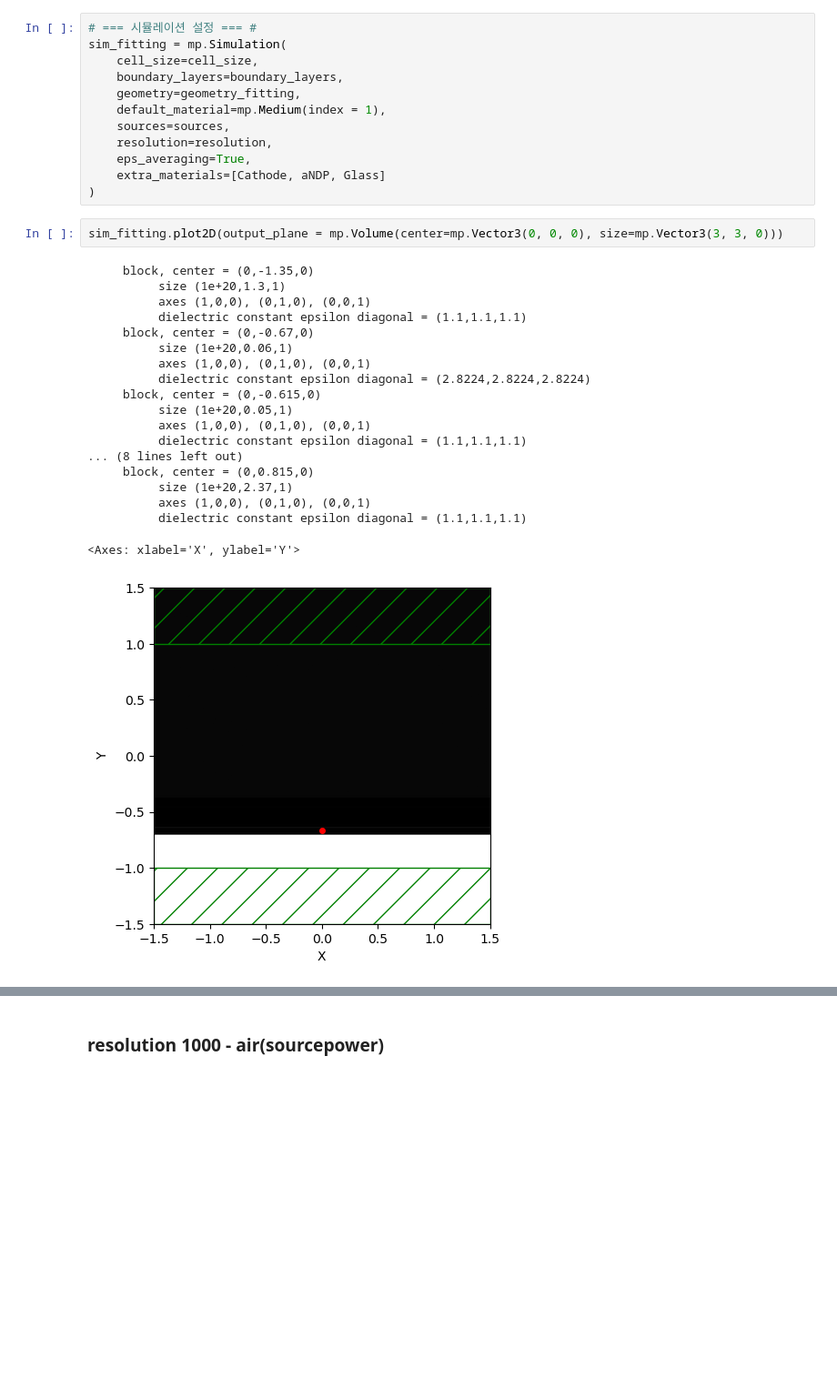
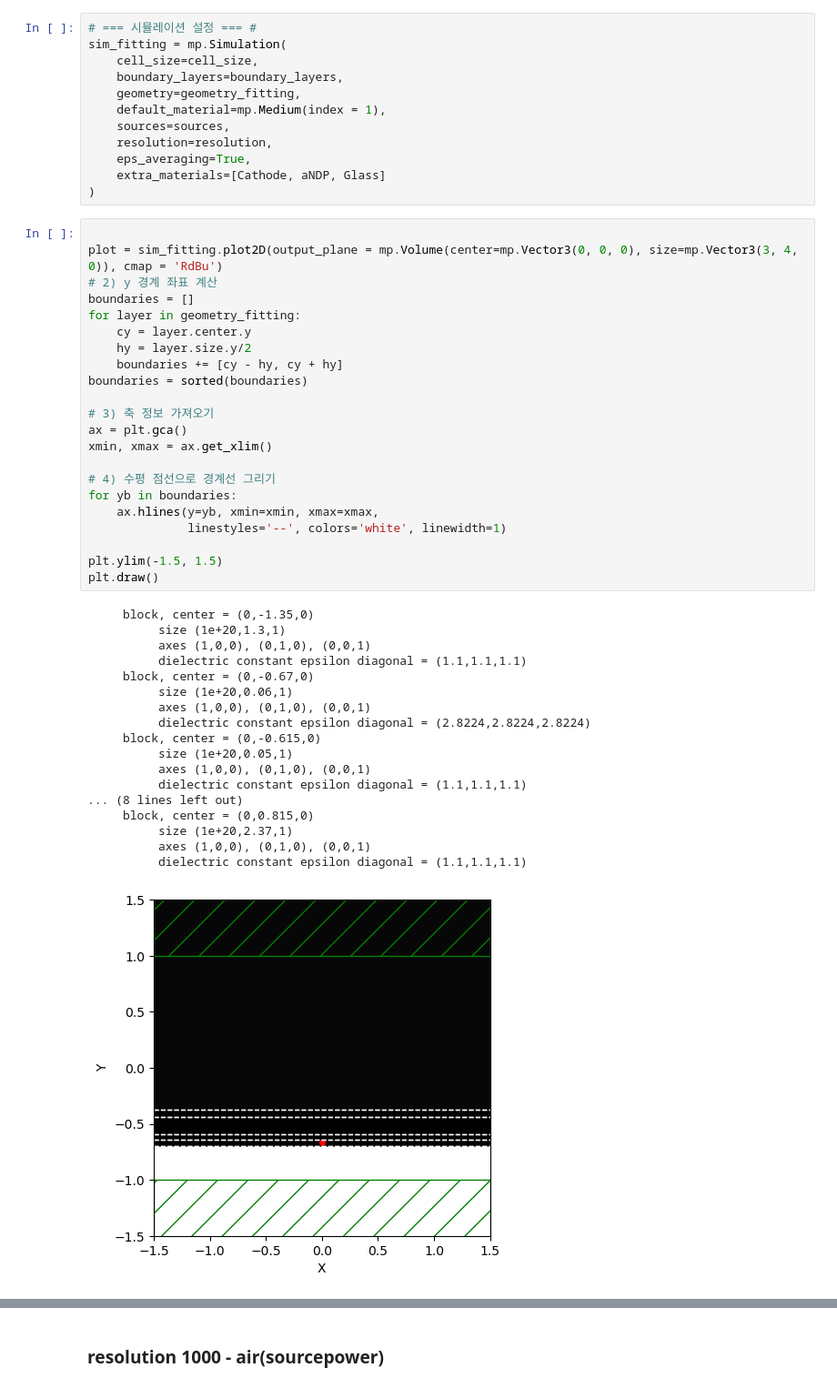
Before and after one commit to M2nion/EIDL, a Jupyter notebook: Tool/Meep/LGD/Meep code/OLED structure/Layer by Layer check/OLED_update_LBL.ipynb, the cells around one changed output, grey strips where cells are left out. Shown at 91% size. Drawn from its saved outputs; the diff is of its cells as text; blank space fills up the shorter version.

```diff
--- a/Tool/Meep/LGD/Meep code/OLED structure/Layer by Layer check/OLED_update_LBL.ipynb
+++ b/Tool/Meep/LGD/Meep code/OLED structure/Layer by Layer check/OLED_update_LBL.ipynb
@@ -215,27 +215,46 @@ sim_fitting = mp.Simulation(
     extra_materials=[Cathode, aNDP, Glass]
 )
 # %%
-sim_fitting.plot2D(output_plane = mp.Volume(center=mp.Vector3(0, 0, 0), size=mp.Vector3(3, 3, 0)))
+
+plot = sim_fitting.plot2D(output_plane = mp.Volume(center=mp.Vector3(0, 0, 0), size=mp.Vector3(3, 4, 0)), cmap = 'RdBu')
+# 2) y 경계 좌표 계산
+boundaries = []
+for layer in geometry_fitting:
+    cy = layer.center.y
+    hy = layer.size.y/2
+    boundaries += [cy - hy, cy + hy]
+boundaries = sorted(boundaries)
+
+# 3) 축 정보 가져오기
+ax = plt.gca()
+xmin, xmax = ax.get_xlim()
+
+# 4) 수평 점선으로 경계선 그리기
+for yb in boundaries:
+    ax.hlines(y=yb, xmin=xmin, xmax=xmax,
+              linestyles='--', colors='white', linewidth=1)
+
+plt.ylim(-1.5, 1.5)
+plt.draw()
 # %% [output]
      block, center = (0,-1.35,0)
           size (1e+20,1.3,1)
           axes (1,0,0), (0,1,0), (0,0,1)
           dielectric constant epsilon diagonal = (1.1,1.1,1.1)
      block, center = (0,-0.67,0)
           size (1e+20,0.06,1)
           axes (1,0,0), (0,1,0), (0,0,1)
           dielectric constant epsilon diagonal = (2.8224,2.8224,2.8224)
      block, center = (0,-0.615,0)
           size (1e+20,0.05,1)
           axes (1,0,0), (0,1,0), (0,0,1)
           dielectric constant epsilon diagonal = (1.1,1.1,1.1)
 ... (8 lines left out)
      block, center = (0,0.815,0)
           size (1e+20,2.37,1)
           axes (1,0,0), (0,1,0), (0,0,1)
           dielectric constant epsilon diagonal = (1.1,1.1,1.1)
-<Axes: xlabel='X', ylabel='Y'>
-[figure, old version]
+[figure, new version]
 # %%
 offset = 0.01
 flux_size = 0.02
```
Also changed, not shown: parts of 8 cells of this notebook, 3 other files.
